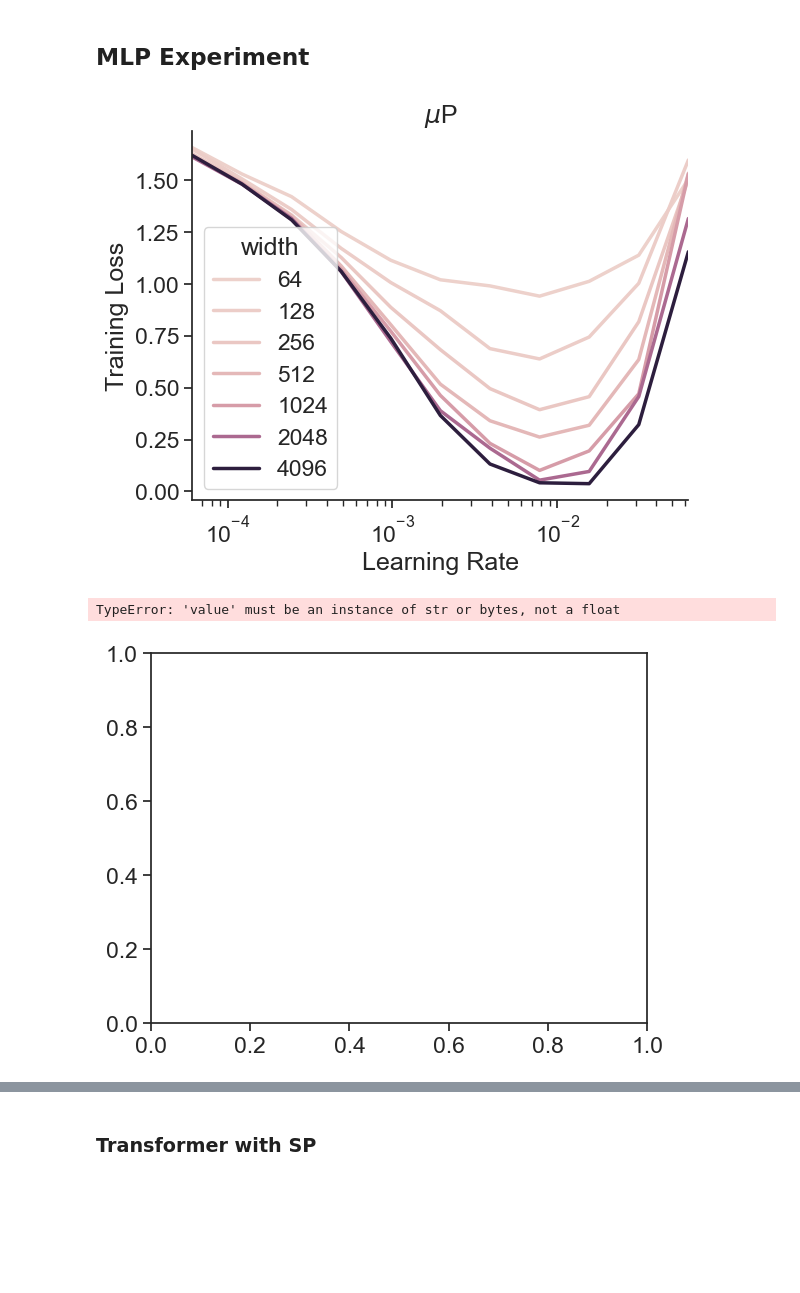
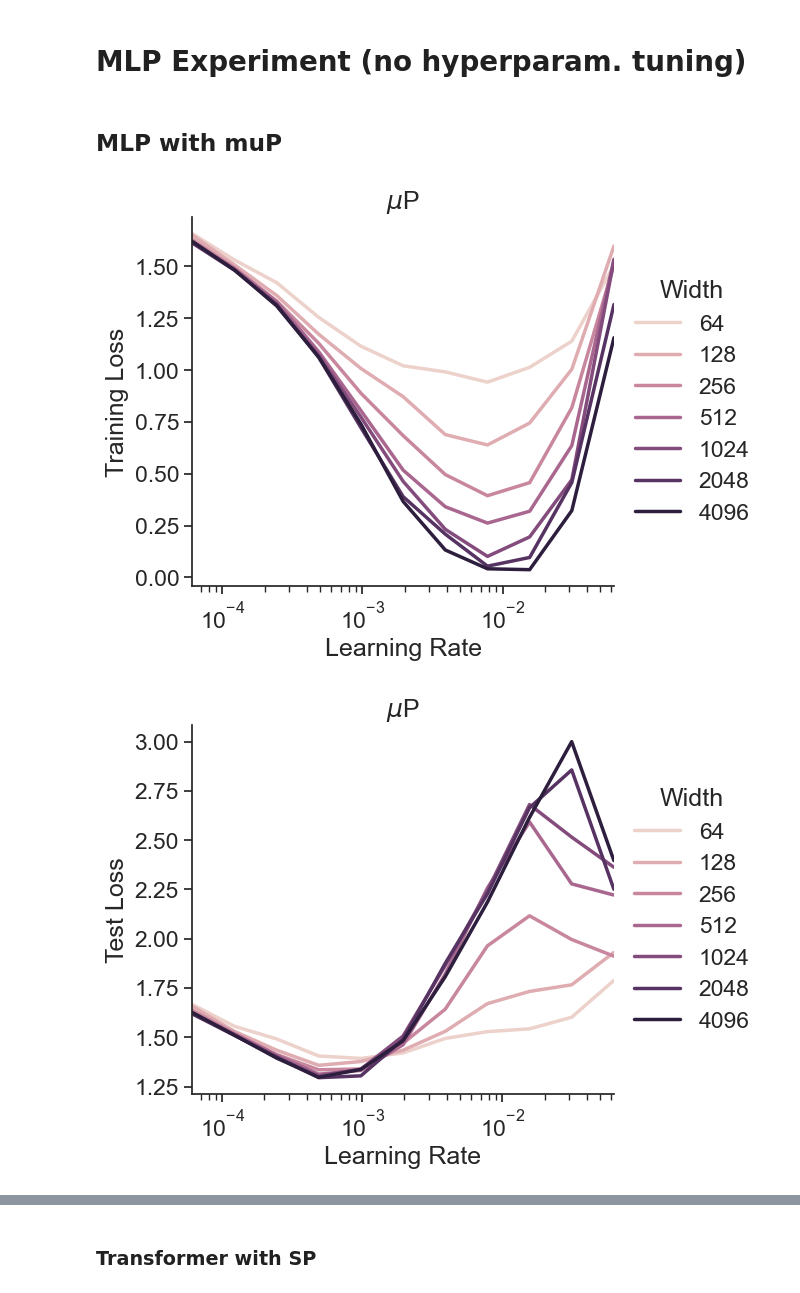
Before and after one commit to BrunoKM/tensor-reprogram, a Jupyter notebook: plots/hyperparam_vs_scale_alignment.ipynb, the cells around one changed output, grey strips where cells are left out. Saved outputs shown, nothing was run; the diff lists cells and outputs as text; code cells hidden in the pictures; blank space fills up the shorter version.

Commit message:
Reformat the figures, save as pdfs

```diff
--- a/plots/hyperparam_vs_scale_alignment.ipynb
+++ b/plots/hyperparam_vs_scale_alignment.ipynb
@@ -12 +11,13 @@ sns.set_context("notebook", font_scale=1.5, rc={"lines.linewidth": 2.5})
+# %%
+sns.set_style('ticks')
+sns.set_context("notebook", font_scale=1.5, rc={"lines.linewidth": 2.5})
+
+
+def width_legend_on_side(ax, shrink: float = 0.85):
+    # Shrink current axis by X%
+    box = ax.get_position()
+    ax.set_position([box.x0, box.y0, box.width * shrink, box.height])
+
+    # Put a legend to the right of the current axis
+    ax.legend(loc='center left', bbox_to_anchor=(1, 0.5), frameon=False, title="Width")
 # %%
@@ -80,5 +100,4 @@ def flatten_dataframe(df: pd.DataFrame, columns: list[str]):
 
     return pd.DataFrame(flat_data)
 # %%
-runs_df = flatten_dataframe(runs_df, columns=['config', 'summary'])
-runs_df.head()
+runs_df = flatten_dataframe(runs_df_nested, columns=['config', 'summary'])
@@ -93,5 +104,7 @@ runs_df.head()
 # %% [markdown]
-## MLP Experiment
+# MLP Experiment (no hyperparam. tuning)
+# %% [markdown]
+## MLP with muP
 # %%
 # Filter to only include runs with MLP architecture_type and CIFAR10 dataset
 mlp_runs_df = runs_df[
@@ -102,6 +115,8 @@ mlp_runs_df = runs_df[
     & (runs_df['config.mlp_config.add_bias'] == True)
     & (runs_df["config.mlp_config.paper_init"].isna() | (runs_df["config.mlp_config.paper_init"] == False))
     & (runs_df["summary.train.loss"] != "NaN")
+    # Created before 21st of March
+    & (runs_df["created_at"] < datetime(2023, 3, 21))
 ]
 mlp_runs_df = mlp_runs_df[
     # Only include runs with 2 hidden layers
@@ -116,26 +131,29 @@ assert all(mlp_runs_df['config.mlp_config.hidden_sizes'].apply(lambda x: all([y
 assert mlp_runs_df.duplicated(subset=["config.optimization.lr", "width"]).sum() == 0
 mlp_runs_df = mlp_runs_df.sort_values(by=["config.optimization.lr", "width"])
 # %%
-ax = sns.lineplot(data=mlp_runs_df, x='config.optimization.lr', y='summary.train.loss', hue='width', legend="full")
+ax = sns.lineplot(data=mlp_runs_df, x='config.optimization.lr', y='summary.train.loss', hue='width', hue_norm=matplotlib.colors.LogNorm(), legend="full")
 ax.set_xscale('log')
 ax.set(xlabel="Learning Rate", ylabel="Training Loss", title='$\mu$P')
 ax.set_xlim(min(mlp_runs_df["config.optimization.lr"]), max(mlp_runs_df["config.optimization.lr"]))
-sns.despine(ax=ax, offset=0)
+sns.despine(ax=ax)
+width_legend_on_side(ax)
 fig = ax.get_figure()
-fig.savefig("mlp_mup_train.png", bbox_inches='tight')
+filename = "mlp_mup_train"
+fig.savefig(f"figures/{filename}.pdf", bbox_inches='tight')
+fig.savefig(f"figures/{filename}.png", bbox_inches='tight')
 # %% [output]
-[figure, old version]
+[figure, new version]
 # %%
-ax = sns.lineplot(data=mlp_runs_df, x='config.optimization.lr', y='summary.test.loss', hue='width', legend="full")
-# ax.set_xscale('log')
-# ax = sns.lineplot(data=mlp_runs_df, x='config.optimization.lr_log2', y='summary.test.loss', hue='width', legend="full")
-# ax.set_xscale('log')
-# ax.set(xlabel="$\log_2LearningRate$", ylabel="Test Loss", title='$\mu$P')
-# ax.set_xlim(mlp_runs_df['config.optimization.lr'].min(), mlp_runs_df['config.optimization.lr'].max())
-sns.despine(ax=ax, offset=3)
+ax = sns.lineplot(data=mlp_runs_df, x='config.optimization.lr', y='summary.test.loss', hue='width', hue_norm=matplotlib.colors.LogNorm(), legend="full")
+ax.set_xscale('log')
+ax.set(xlabel="Learning Rate", ylabel="Test Loss", title='$\mu$P')
+ax.set_xlim(min(mlp_runs_df["config.optimization.lr"]), max(mlp_runs_df["config.optimization.lr"]))
+sns.despine(ax=ax)
+width_legend_on_side(ax)
 fig = ax.get_figure()
-fig.savefig("mlp_mup_test.png", bbox_inches='tight')
+filename = "mlp_mup_test"
+fig.savefig(f"figures/{filename}.pdf", bbox_inches='tight')
+fig.savefig(f"figures/{filename}.png", bbox_inches='tight')
 # %% [output]
-TypeError: 'value' must be an instance of str or bytes, not a float
-[figure, old version]
+[figure, new version]
 # %% [markdown]
```
Also changed, not shown: parts of 30 cells of this notebook.
